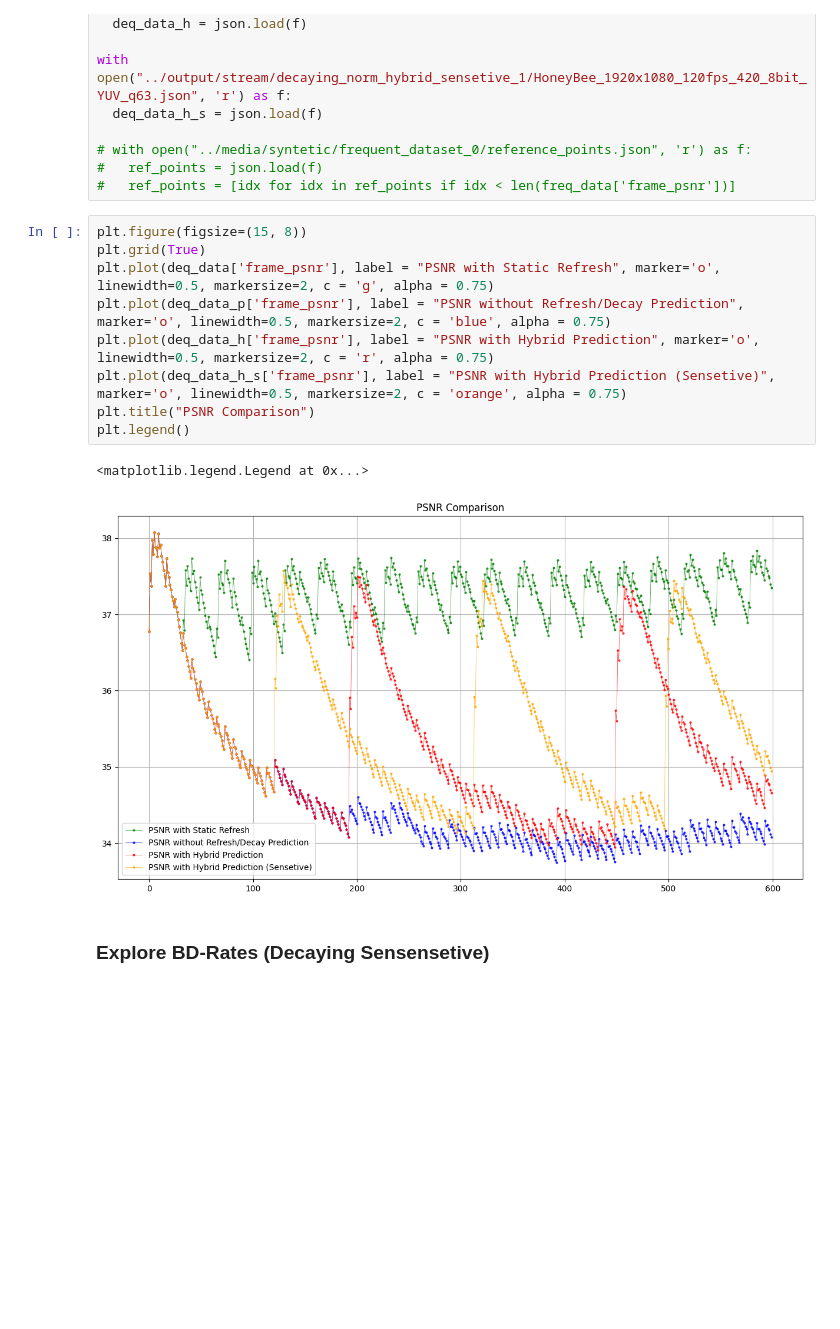
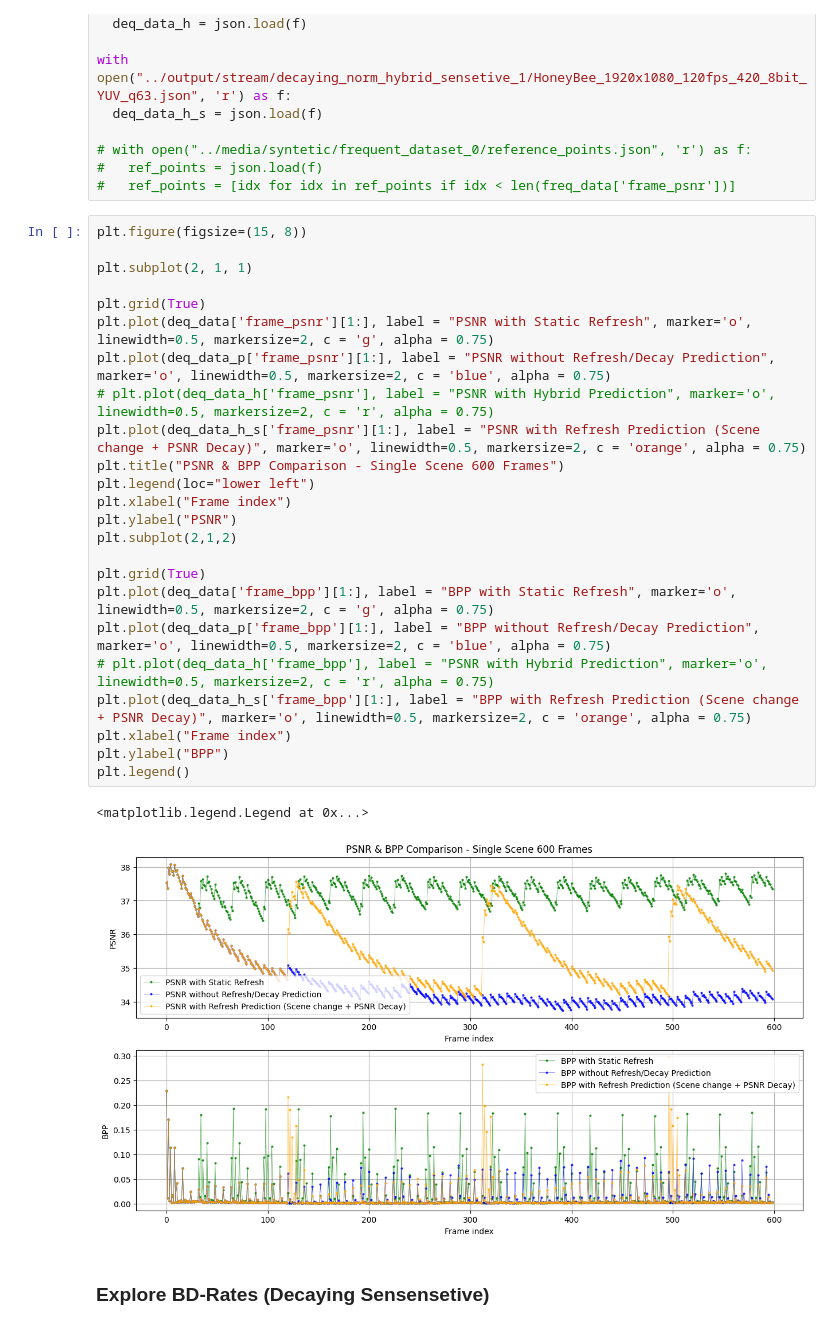
Before and after one commit to Punctuality/DCVC_Dynamic_Intra_Period, a Jupyter notebook: notebooks/explore_results.ipynb, the cells around one changed output. Drawn from its saved outputs; the diff is of its cells as text; blank space fills up the shorter version.

```diff
--- a/notebooks/explore_results.ipynb
+++ b/notebooks/explore_results.ipynb
@@ -312,16 +316,31 @@ with open("../output/stream/decaying_norm_hybrid_sensetive_1/HoneyBee_1920x1080_
 #   ref_points = [idx for idx in ref_points if idx < len(freq_data['frame_psnr'])]
 # %%
 plt.figure(figsize=(15, 8))
+
+plt.subplot(2, 1, 1)
+
 plt.grid(True)
-plt.plot(deq_data['frame_psnr'], label = "PSNR with Static Refresh", marker='o', linewidth=0.5, markersize=2, c = 'g', alpha = 0.75)
-plt.plot(deq_data_p['frame_psnr'], label = "PSNR without Refresh/Decay Prediction", marker='o', linewidth=0.5, markersize=2, c = 'blue', alpha = 0.75)
-plt.plot(deq_data_h['frame_psnr'], label = "PSNR with Hybrid Prediction", marker='o', linewidth=0.5, markersize=2, c = 'r', alpha = 0.75)
-plt.plot(deq_data_h_s['frame_psnr'], label = "PSNR with Hybrid Prediction (Sensetive)", marker='o', linewidth=0.5, markersize=2, c = 'orange', alpha = 0.75)
-plt.title("PSNR Comparison")
+plt.plot(deq_data['frame_psnr'][1:], label = "PSNR with Static Refresh", marker='o', linewidth=0.5, markersize=2, c = 'g', alpha = 0.75)
+plt.plot(deq_data_p['frame_psnr'][1:], label = "PSNR without Refresh/Decay Prediction", marker='o', linewidth=0.5, markersize=2, c = 'blue', alpha = 0.75)
+# plt.plot(deq_data_h['frame_psnr'], label = "PSNR with Hybrid Prediction", marker='o', linewidth=0.5, markersize=2, c = 'r', alpha = 0.75)
+plt.plot(deq_data_h_s['frame_psnr'][1:], label = "PSNR with Refresh Prediction (Scene change + PSNR Decay)", marker='o', linewidth=0.5, markersize=2, c = 'orange', alpha = 0.75)
+plt.title("PSNR & BPP Comparison - Single Scene 600 Frames")
+plt.legend(loc="lower left")
+plt.xlabel("Frame index")
+plt.ylabel("PSNR")
+plt.subplot(2,1,2)
+
+plt.grid(True)
+plt.plot(deq_data['frame_bpp'][1:], label = "BPP with Static Refresh", marker='o', linewidth=0.5, markersize=2, c = 'g', alpha = 0.75)
+plt.plot(deq_data_p['frame_bpp'][1:], label = "BPP without Refresh/Decay Prediction", marker='o', linewidth=0.5, markersize=2, c = 'blue', alpha = 0.75)
+# plt.plot(deq_data_h['frame_bpp'], label = "PSNR with Hybrid Prediction", marker='o', linewidth=0.5, markersize=2, c = 'r', alpha = 0.75)
+plt.plot(deq_data_h_s['frame_bpp'][1:], label = "BPP with Refresh Prediction (Scene change + PSNR Decay)", marker='o', linewidth=0.5, markersize=2, c = 'orange', alpha = 0.75)
+plt.xlabel("Frame index")
+plt.ylabel("BPP")
 plt.legend()
 # %% [output]
 <matplotlib.legend.Legend at 0x...>
-[figure, old version]
+[figure, new version]
 # %% [markdown]
 ### Explore BD-Rates (Decaying Sensensetive)
 # %%
```
Also changed, not shown: parts of 40 cells of this notebook, 1 other file.
